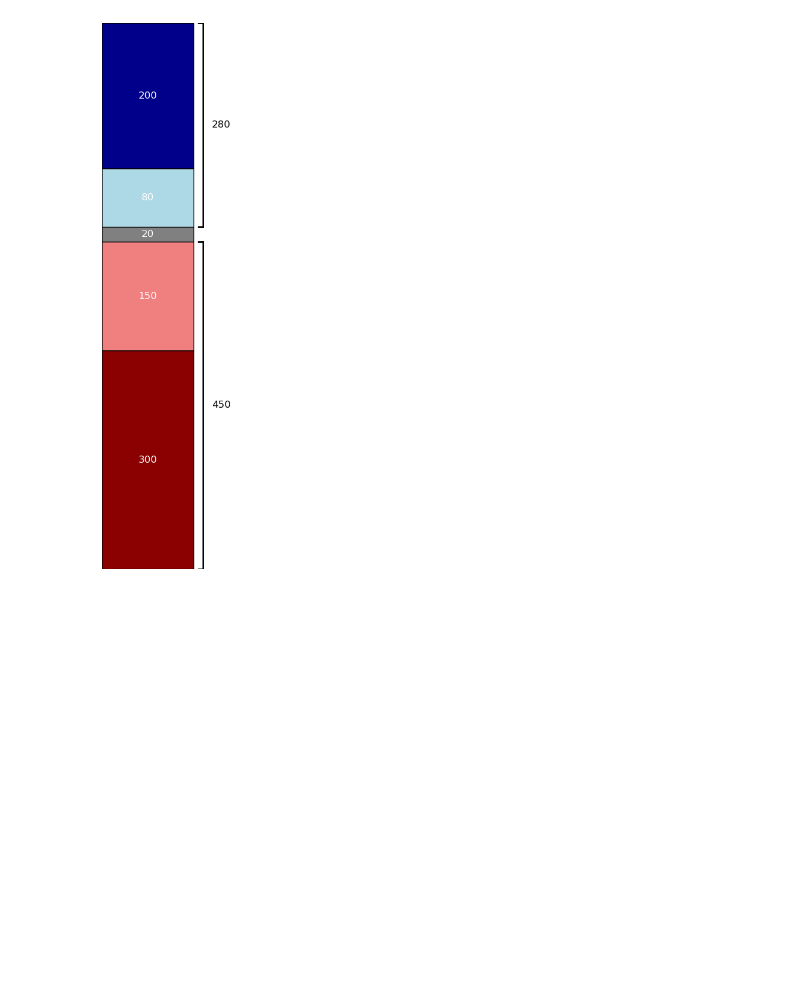
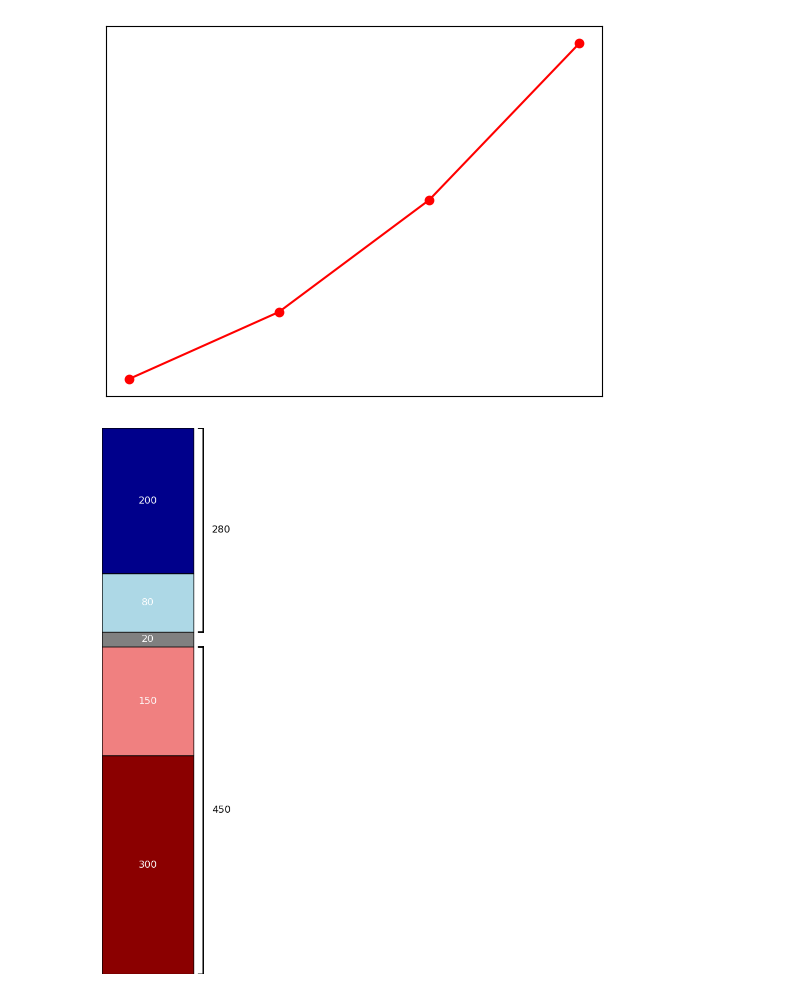
Before and after one commit to marcinszwagrzyk/marcinszwagrzyk.github.io, a Jupyter notebook: h3_tas/psaek.ipynb, the cells around one changed output. Cells and saved outputs as stored; diff of their text form; code cells hidden in the pictures; blank space fills up the shorter version.

Commit message:
spine

```diff
--- a/h3_tas/psaek.ipynb
+++ b/h3_tas/psaek.ipynb
@@ -17,6 +17,30 @@ df['z'] = 0  # Initialize column 'z' with 0
 df.loc[condition1 & condition2, 'z'] = 1  # Set 'z' to 1 where conditions are met
 
 print(df)
+# %%
+import matplotlib.pyplot as plt
+
+# Create a figure and an axes
+fig, ax = plt.subplots()
+
+# Set the background color to white
+ax.set_facecolor('white')
+
+# Hide all ticks
+ax.set_xticks([])  # Hide x-axis ticks
+ax.set_yticks([])  # Hide y-axis ticks
+
+# Optionally, if you want to ensure the frame (spine) visibility:
+for spine in ax.spines.values():
+    spine.set_visible(True)
+
+# Example plot data
+ax.plot([1, 2, 3, 4], [1, 4, 9, 16], 'ro-')  # Red dots with line
+
+# Show the plot
+plt.show()
+# %% [output]
+[figure, added]
 # %%
 import matplotlib.pyplot as plt
 import numpy as np
```
